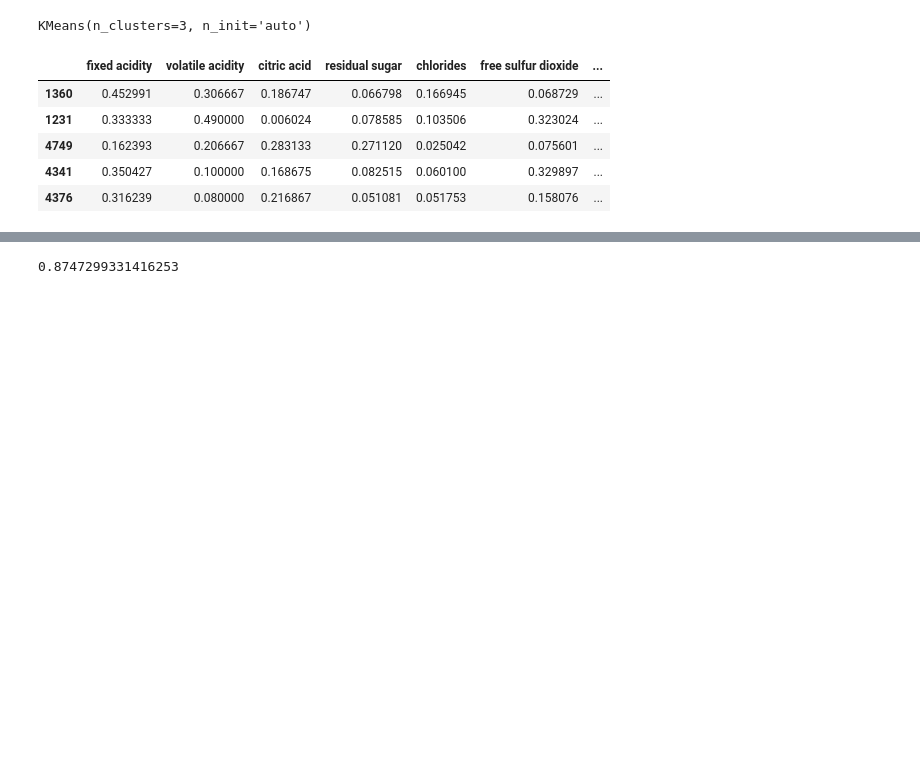
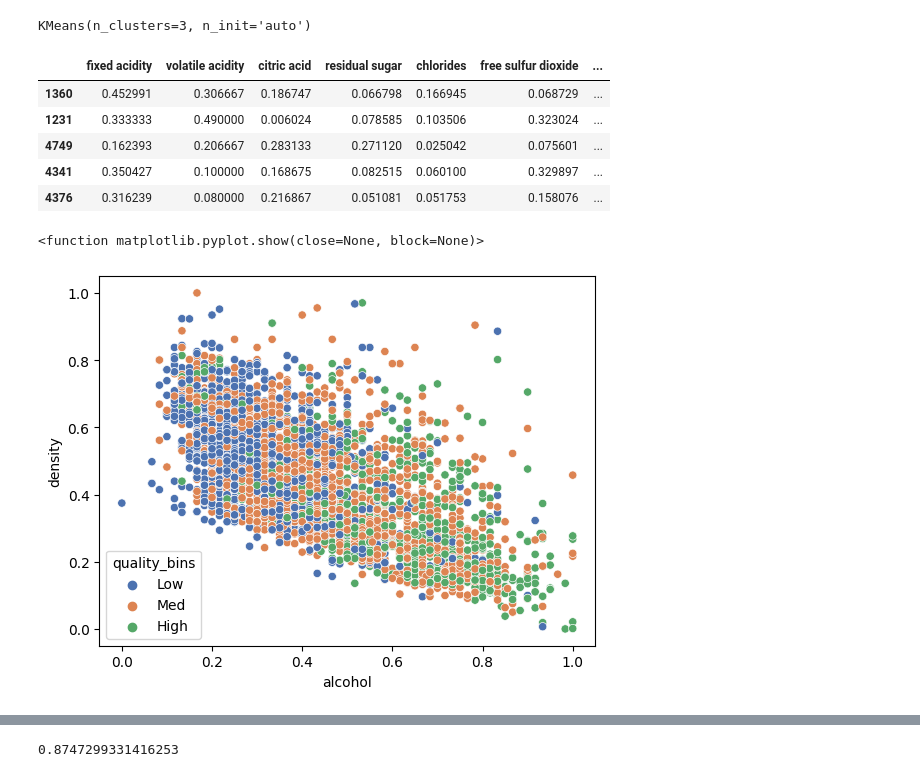
Before and after one commit to Clustering-Project/wine_quality_project, a Jupyter notebook: John/model.ipynb, the cells around one changed output, grey strips where cells are left out. Saved outputs shown, nothing was run; the diff lists cells and outputs as text; code cells hidden in the pictures; blank space fills up the shorter version.

```diff
--- a/John/model.ipynb
+++ b/John/model.ipynb
@@ -876,3 +897,21 @@ train.head()
 | 4749 | 0.162393 | 0.206667 | 0.283133 | 0.271120 | 0.025042 | 0.075601 | ... |
 | 4341 | 0.350427 | 0.100000 | 0.168675 | 0.082515 | 0.060100 | 0.329897 | ... |
 | 4376 | 0.316239 | 0.080000 | 0.216867 | 0.051081 | 0.051753 | 0.158076 | ... |
+# %%
+# Define custom labels for "quality"
+bins_q = [3, 5, 6, 9]
+labels_q = ['Low', 'Med', 'High']
+
+# Create a new column "quality_bins" to store the bin labels
+train['quality_bins'] = pd.cut(train['quality'], bins=bins_q, labels=labels_q)
+
+sns.scatterplot(data=train, x='alcohol', y='density', hue='quality_bins', palette='deep')
+#plt.ylim(min(train_scaled.density), .5)
+
+# Remove the "quality_bins" column from the DataFrame
+train.drop(columns=['quality_bins'], inplace=True)
+
+plt.show
+# %% [output]
+<function matplotlib.pyplot.show(close=None, block=None)>
+[figure, added]
```
Also changed, not shown: parts of 12 cells of this notebook, 3 other files.
